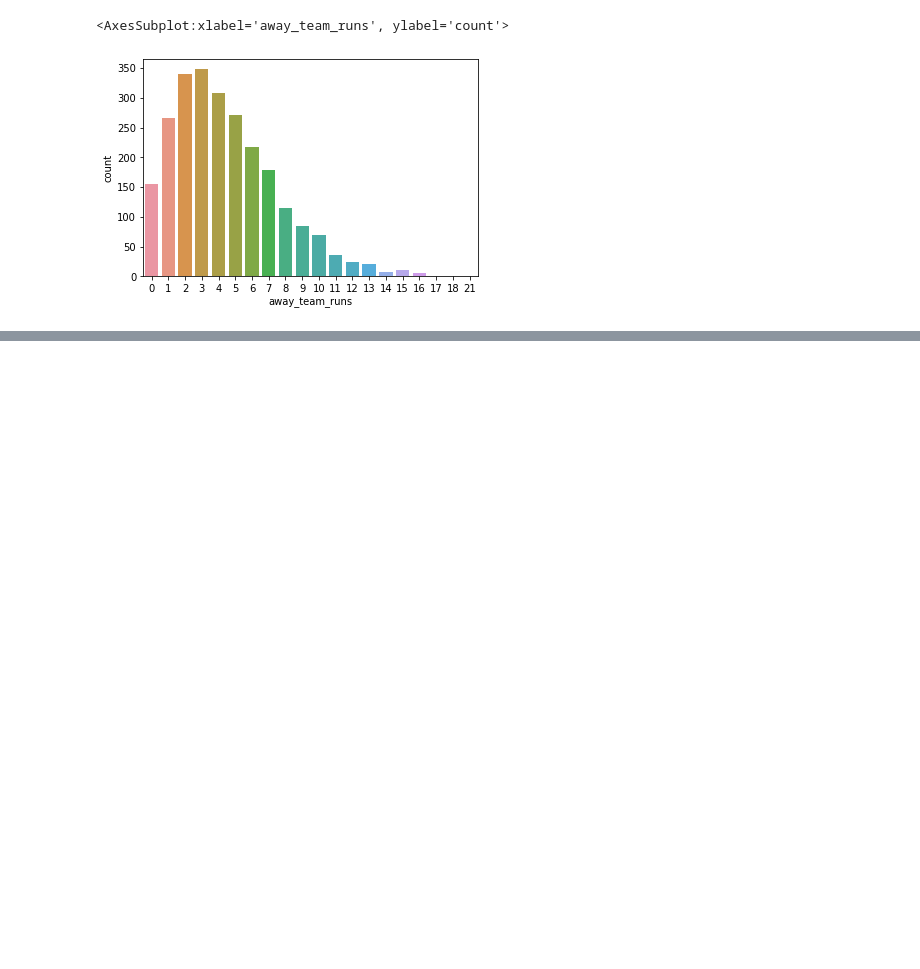
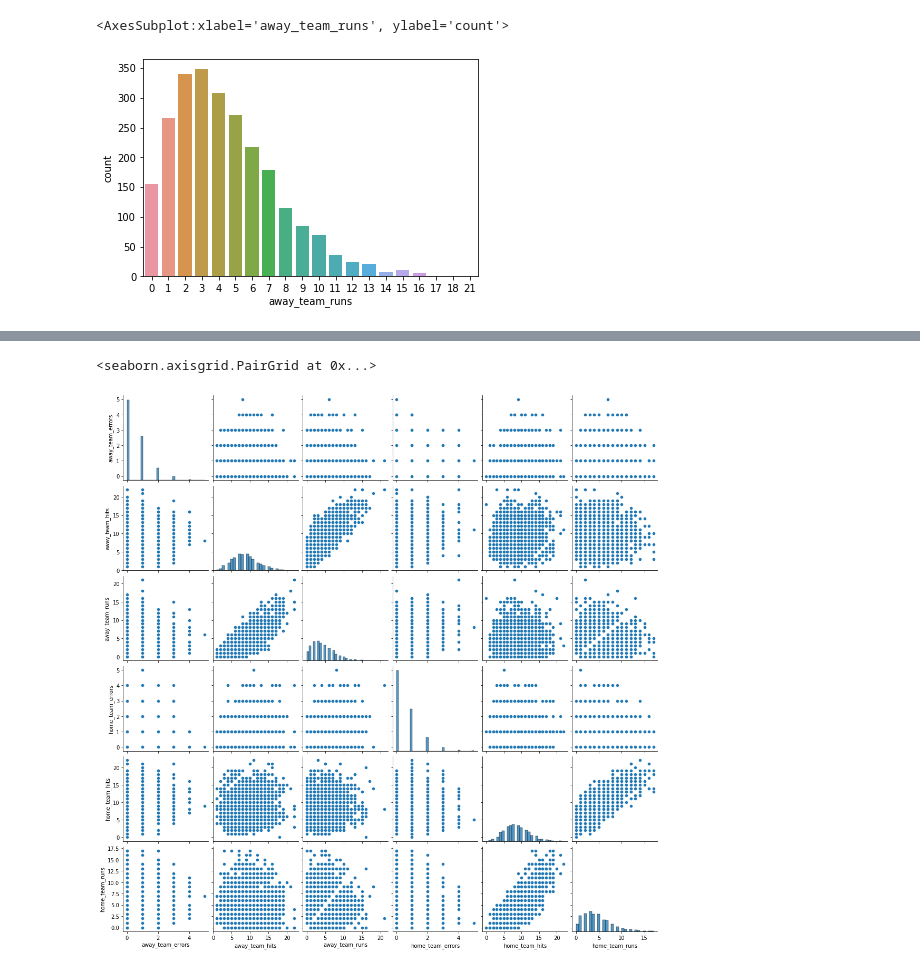
Before and after one commit to aleg001/HT1-MineriaDatos, a Jupyter notebook: HT1_Notebook.ipynb, the cells around one changed output, grey strips where cells are left out. Saved outputs shown, nothing was run; the diff lists cells and outputs as text; code cells hidden in the pictures; blank space fills up the shorter version.

```diff
--- a/HT1_Notebook.ipynb
+++ b/HT1_Notebook.ipynb
@@ -214,0 +227,3 @@ TypeError: 'NoneType' object is not callable
+# %%
+numericalBaseballData = baseballData.select_dtypes(exclude='object')
+numericalBaseballData.corr()
@@ -214,0 +238,5 @@ TypeError: 'NoneType' object is not callable
+# %%
+sns.pairplot(numericalBaseballData)
+# %% [output]
+<seaborn.axisgrid.PairGrid at 0x...>
+[figure, added]
```
Also changed, not shown: parts of 6 cells of this notebook.
